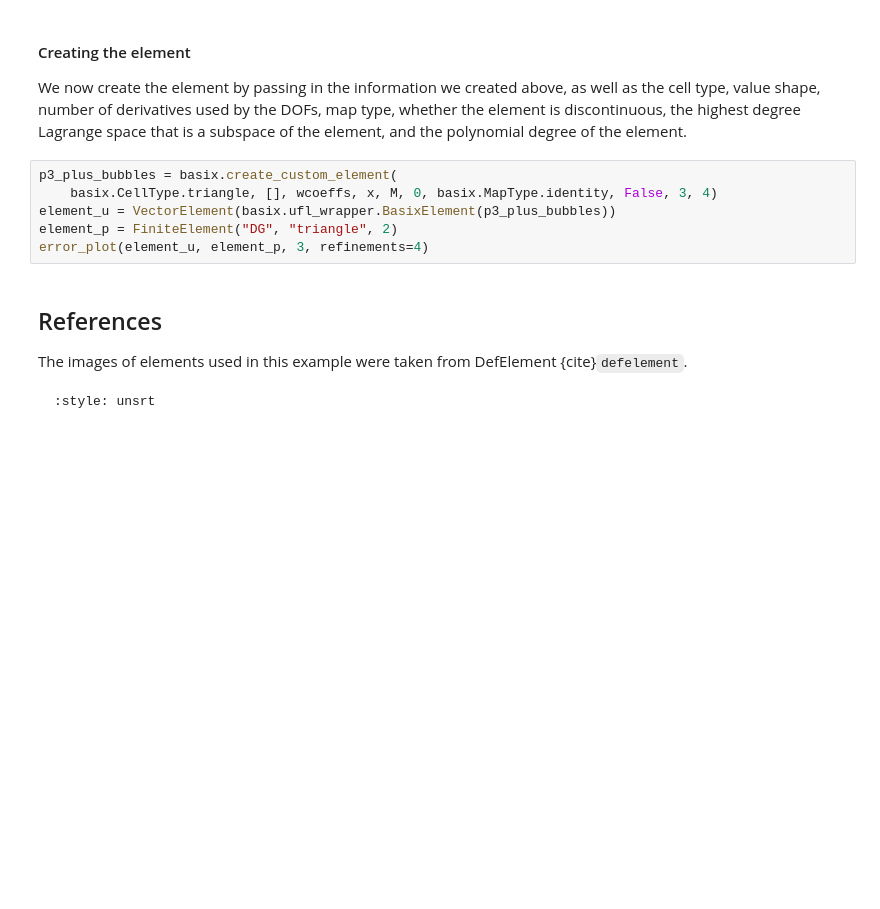
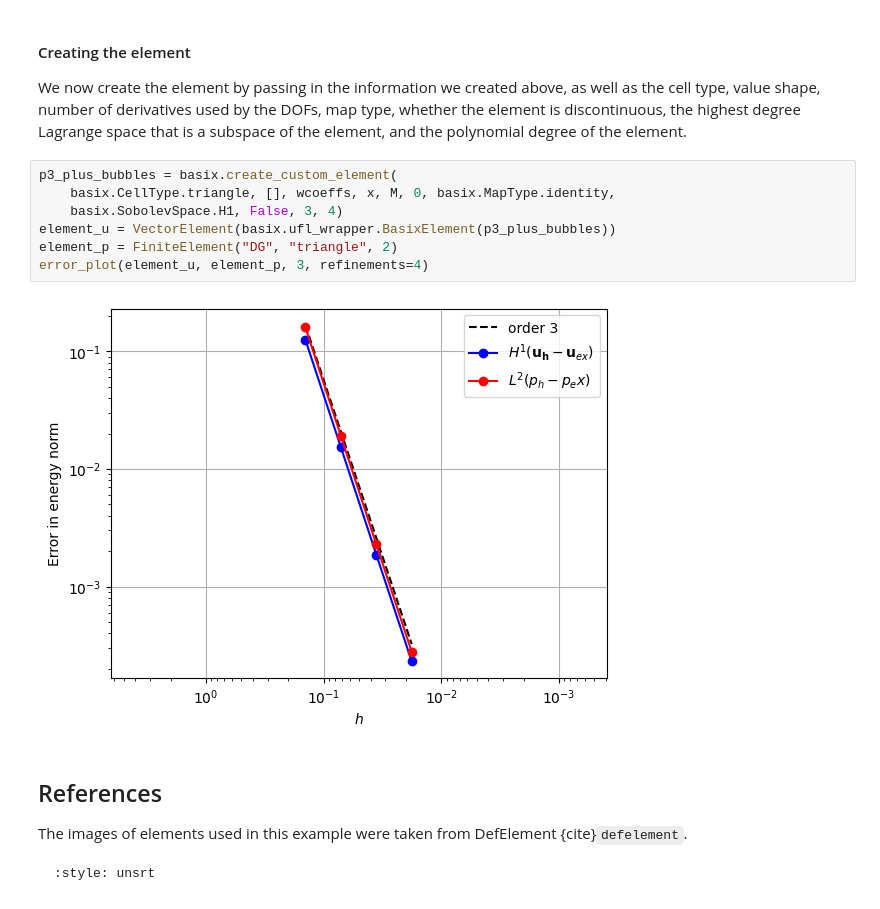
Before and after one commit to jorgensd/fenics22-tutorial, a Jupyter notebook: comparing_elements.ipynb, the cells around one changed output. Cells and saved outputs as stored; diff of their text form; blank space fills up the shorter version.

```diff
--- a/comparing_elements.ipynb
+++ b/comparing_elements.ipynb
@@ -379,10 +379,13 @@ M[2].append(np.array([[[[1.], [0.], [0.]]], [[[0.], [1.], [0.]]], [[[0.], [0.],
 We now create the element by passing in the information we created above, as well as the cell type, value shape, number of derivatives used by the DOFs, map type, whether the element is discontinuous, the highest degree Lagrange space that is a subspace of the element, and the polynomial degree of the element.
 # %%
 p3_plus_bubbles = basix.create_custom_element(
-    basix.CellType.triangle, [], wcoeffs, x, M, 0, basix.MapType.identity, False, 3, 4)
+    basix.CellType.triangle, [], wcoeffs, x, M, 0, basix.MapType.identity,
+    basix.SobolevSpace.H1, False, 3, 4)
 element_u = VectorElement(basix.ufl_wrapper.BasixElement(p3_plus_bubbles))
 element_p = FiniteElement("DG", "triangle", 2)
 error_plot(element_u, element_p, 3, refinements=4)
+# %% [output]
+[figure, added]
 # %% [markdown]
 ## References
 
```
Also changed, not shown: parts of 5 cells of this notebook, 15 other files.
